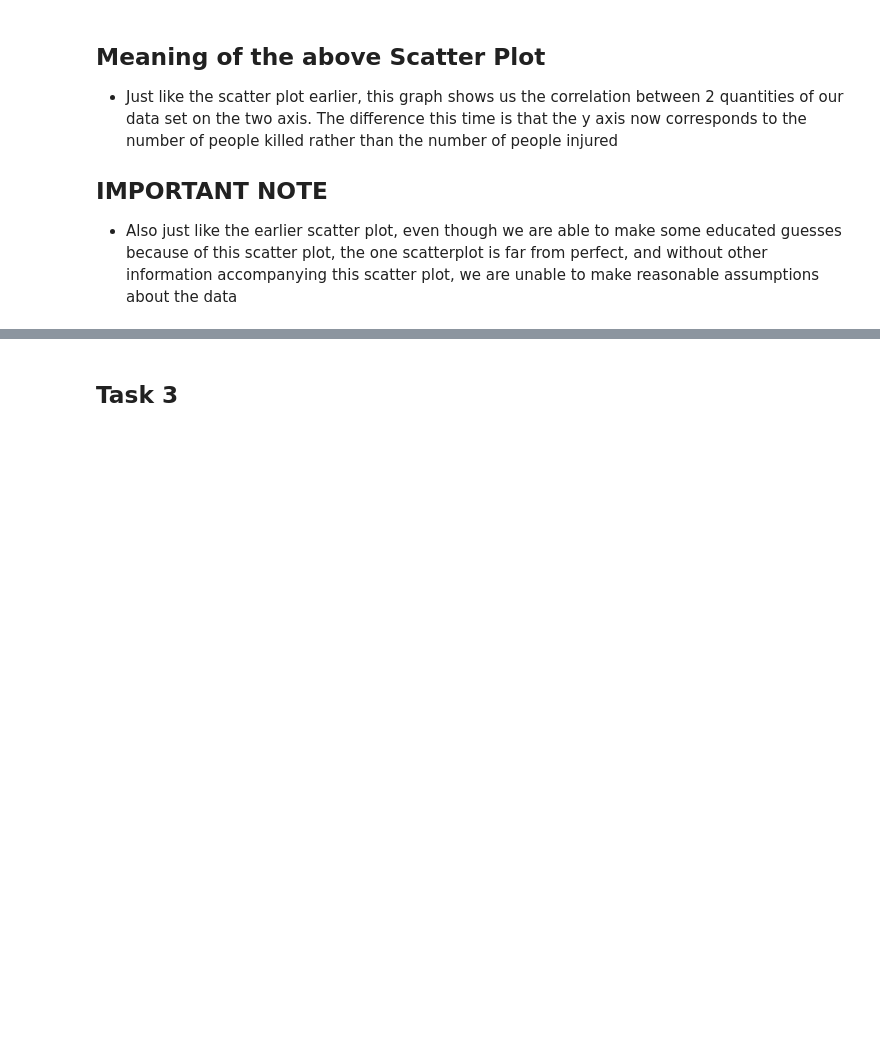
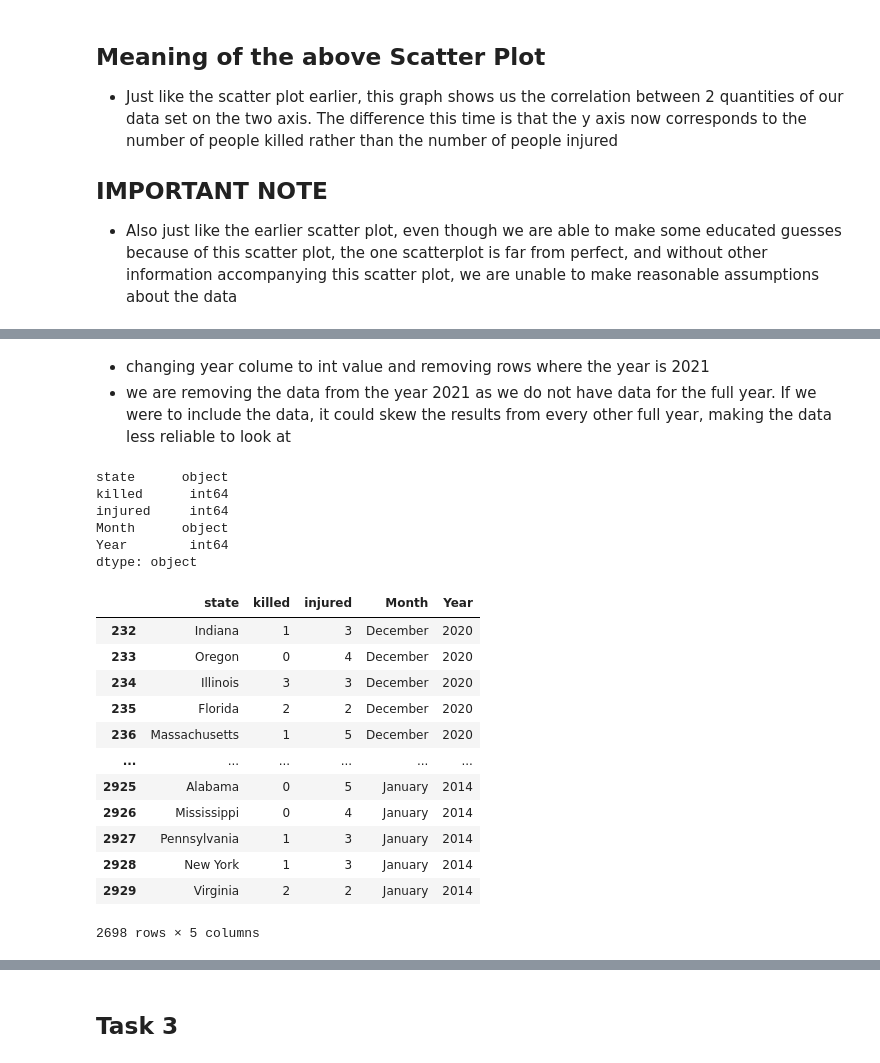
Before and after one commit to ubco-W2022T1-cosc301/project-group39, a Jupyter notebook: notebooks/analysis2.ipynb, the cells around one changed output, grey strips where cells are left out. Saved outputs shown, nothing was run; the diff lists cells and outputs as text; code cells hidden in the pictures; blank space fills up the shorter version.

```diff
--- a/notebooks/analysis2.ipynb
+++ b/notebooks/analysis2.ipynb
@@ -183,0 +227,28 @@ plt.ylim(-1, 20)
+# %% [markdown]
+- changing year colume to int value and removing rows where the year is 2021
+- we are removing the data from the year 2021 as we do not have data for the full year. If we were to include the data, it could skew the results from every other full year, making the data less reliable to look at
+# %%
+df = df.astype({'Year' : 'int64'})
+print(df.dtypes)
+df = df.loc[df['Year'] <= 2020]
+df
+# %% [output]
+state      object
+killed      int64
+injured     int64
+Month      object
+Year        int64
+dtype: object
+|  | state | killed | injured | Month | Year |
+| 232 | Indiana | 1 | 3 | December | 2020 |
+| 233 | Oregon | 0 | 4 | December | 2020 |
+| 234 | Illinois | 3 | 3 | December | 2020 |
+| 235 | Florida | 2 | 2 | December | 2020 |
+| 236 | Massachusetts | 1 | 5 | December | 2020 |
+| ... | ... | ... | ... | ... | ... |
+| 2925 | Alabama | 0 | 5 | January | 2014 |
+| 2926 | Mississippi | 0 | 4 | January | 2014 |
+| 2927 | Pennsylvania | 1 | 3 | January | 2014 |
+| 2928 | New York | 1 | 3 | January | 2014 |
+| 2929 | Virginia | 2 | 2 | January | 2014 |
+2698 rows × 5 columns
```
Also changed, not shown: parts of 15 cells of this notebook.
